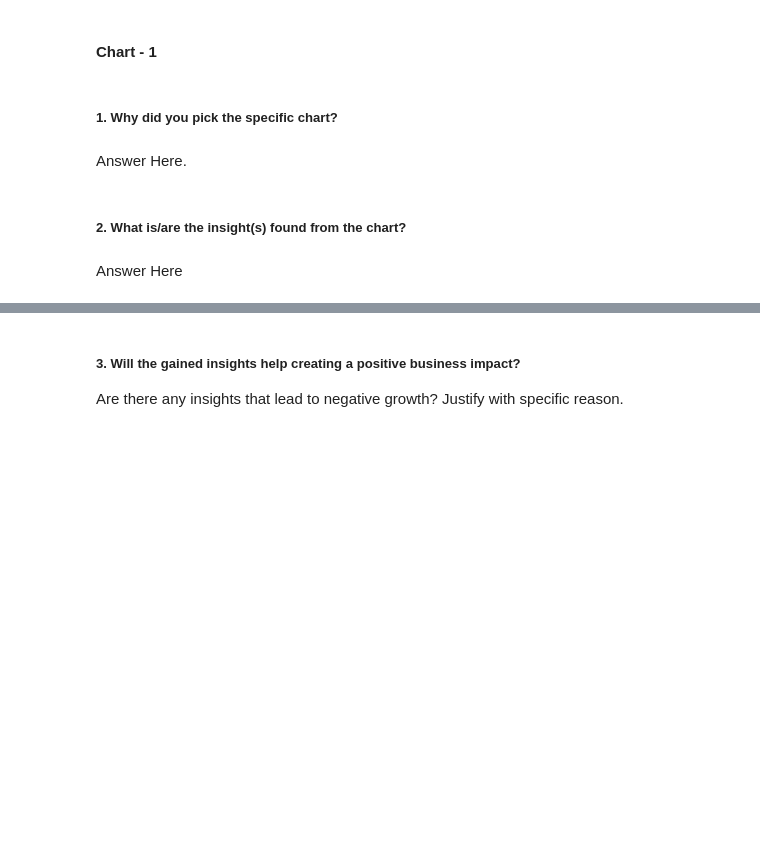
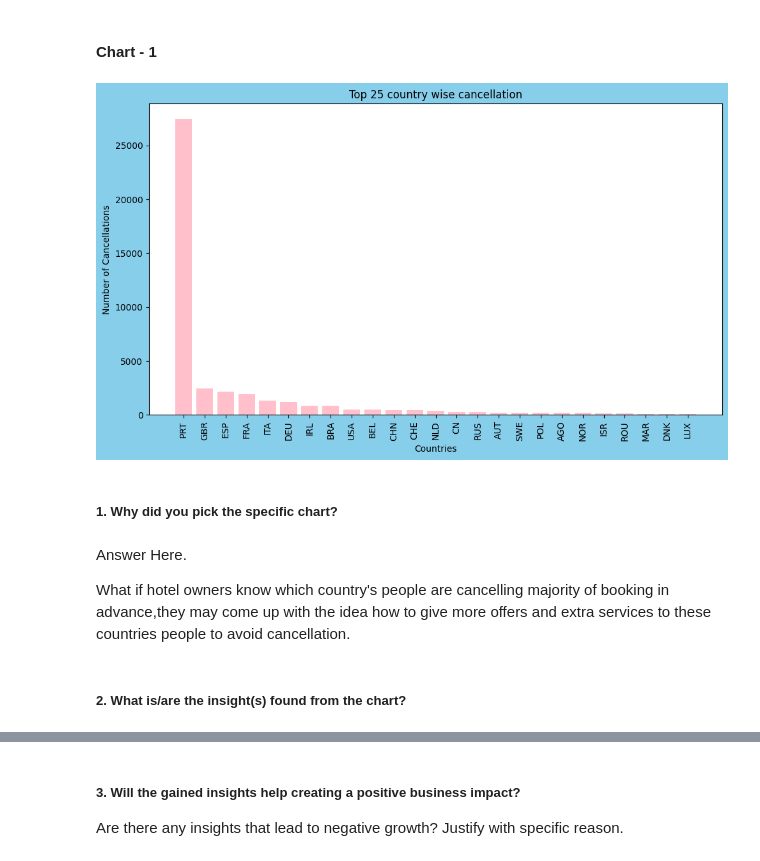
Before and after one commit to aayusharma01/Capstone_Proj, a Jupyter notebook: Hotel_Booking_Analysis.ipynb, the cells around one changed output, grey strips where cells are left out. Drawn from its saved outputs; the diff is of its cells as text; code cells hidden in the pictures; blank space fills up the shorter version.

```diff
--- a/Hotel_Booking_Analysis.ipynb
+++ b/Hotel_Booking_Analysis.ipynb
@@ -292,8 +302,24 @@ Likewise,we can replace the country code with the mode values as which country g
+# %%
+# Chart - 1 visualization code
+country_cancellations = df.groupby('country')['is_canceled'].sum()
+sorted_country_cancellations = country_cancellations.sort_values(ascending=False)
+
+# Select the top 25 countries
+top_25_countries = sorted_country_cancellations.head(25)
+plt.figure(figsize=(10, 6),facecolor = "skyblue")
+plt.bar(top_25_countries.index, top_25_countries.values, color='pink')
+plt.xticks(rotation=90)
+plt.title("Top 25 country wise cancellation")
+plt.xlabel("Countries")
+plt.ylabel("Number of Cancellations")
+plt.tight_layout()
+# %% [output]
+[figure, added]
 # %% [markdown]
 ##### 1. Why did you pick the specific chart?
-# %% [markdown]
-Answer Here.
+# %% [markdown]
+Answer Here.
+
+What if hotel owners know which country's people are cancelling majority of booking in advance,they may come up with the idea how to give more offers and extra services to these countries people to avoid cancellation.
 # %% [markdown]
 ##### 2. What is/are the insight(s) found from the chart?
-# %% [markdown]
-Answer Here
```
Also changed, not shown: parts of 6 cells of this notebook.
